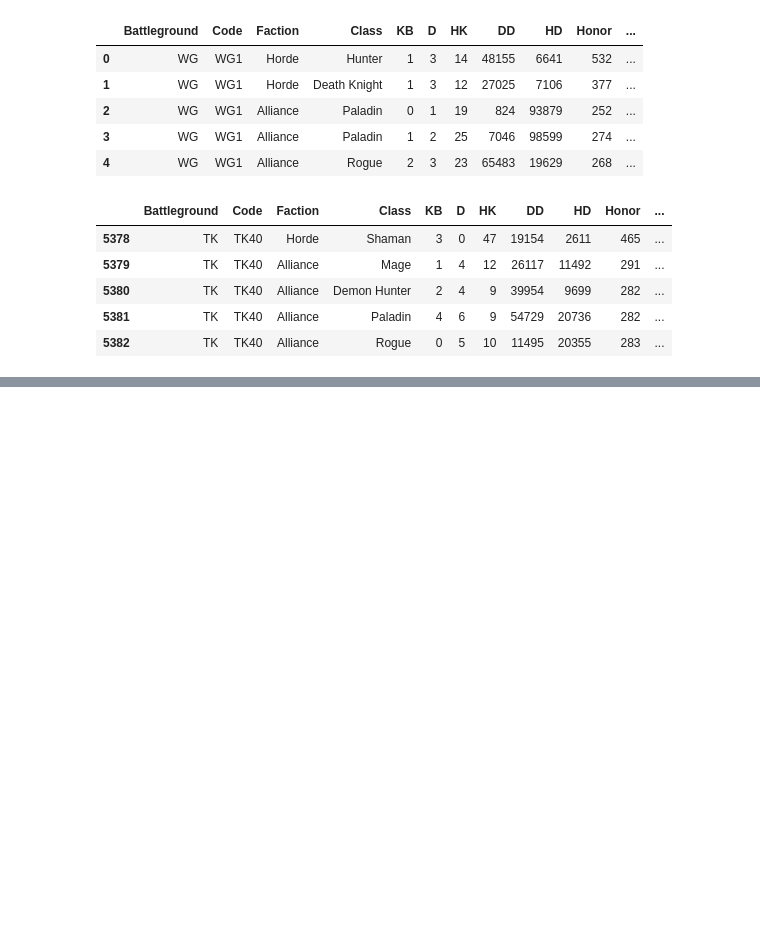
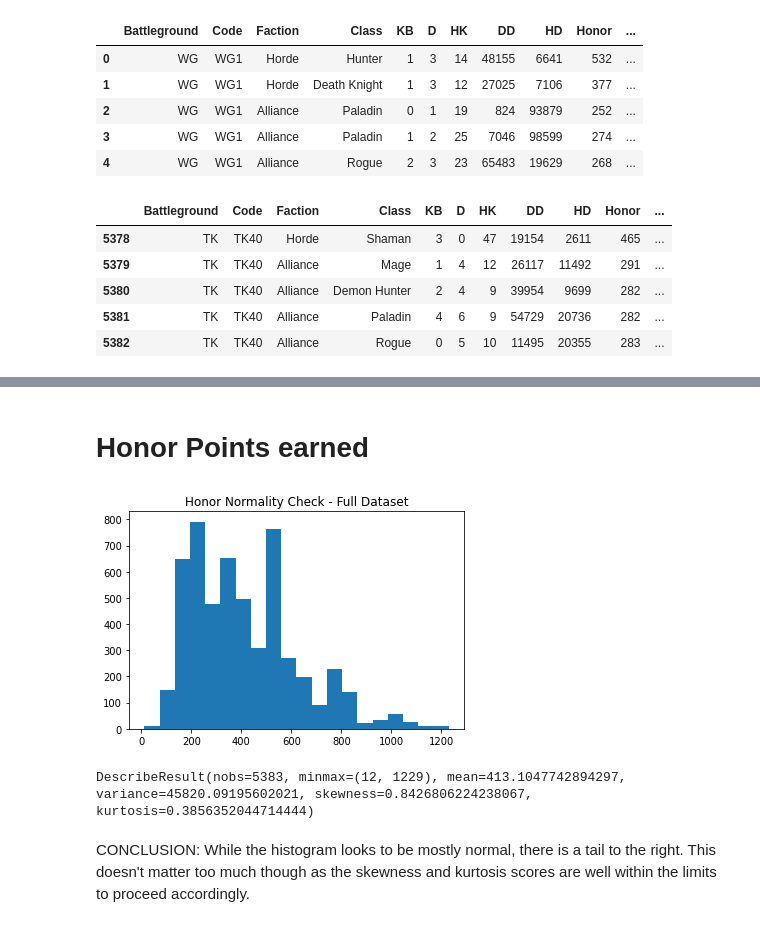
Before and after one commit to Aurelila/wow_data, a Jupyter notebook: world-of-warcraft-bg-dataset.ipynb, the cells around one changed output, grey strips where cells are left out. Drawn from its saved outputs; the diff is of its cells as text; code cells hidden in the pictures; blank space fills up the shorter version.

Commit message:
Kaggle Notebook | World of Warcraft - BG Dataset | Version 3

```diff
--- a/world-of-warcraft-bg-dataset.ipynb
+++ b/world-of-warcraft-bg-dataset.ipynb
@@ -90,0 +136,4 @@ wowbgs2.describe()
+# %%
+# DECISION: Changing all null values (NaN) to 0 values for this dataset to facilitate calculations and parsing.
+wowbgsdf = wowbgs2.fillna(0)
+wowbgsdf
@@ -90,0 +154,12 @@ wowbgs2.describe()
+# %% [markdown]
+# **Honor Points earned**
+# %%
+plt.hist(wowbgsdf['Honor'], bins=20)
+plt.title('Honor Normality Check - Full Dataset')
+plt.show()
+print(stats.describe(wowbgsdf['Honor']))
+# %% [output]
+[figure, added]
+DescribeResult(nobs=5383, minmax=(12, 1229), mean=413.1047742894297, variance=45820.09195602021, skewness=0.8426806224238067, kurtosis=0.3856352044714444)
+# %% [markdown]
+CONCLUSION: While the histogram looks to be mostly normal, there is a tail to the right. This doesn't matter too much though as the skewness and kurtosis scores are well within the limits to proceed accordingly.
```
Also changed, not shown: parts of 4 cells of this notebook.
